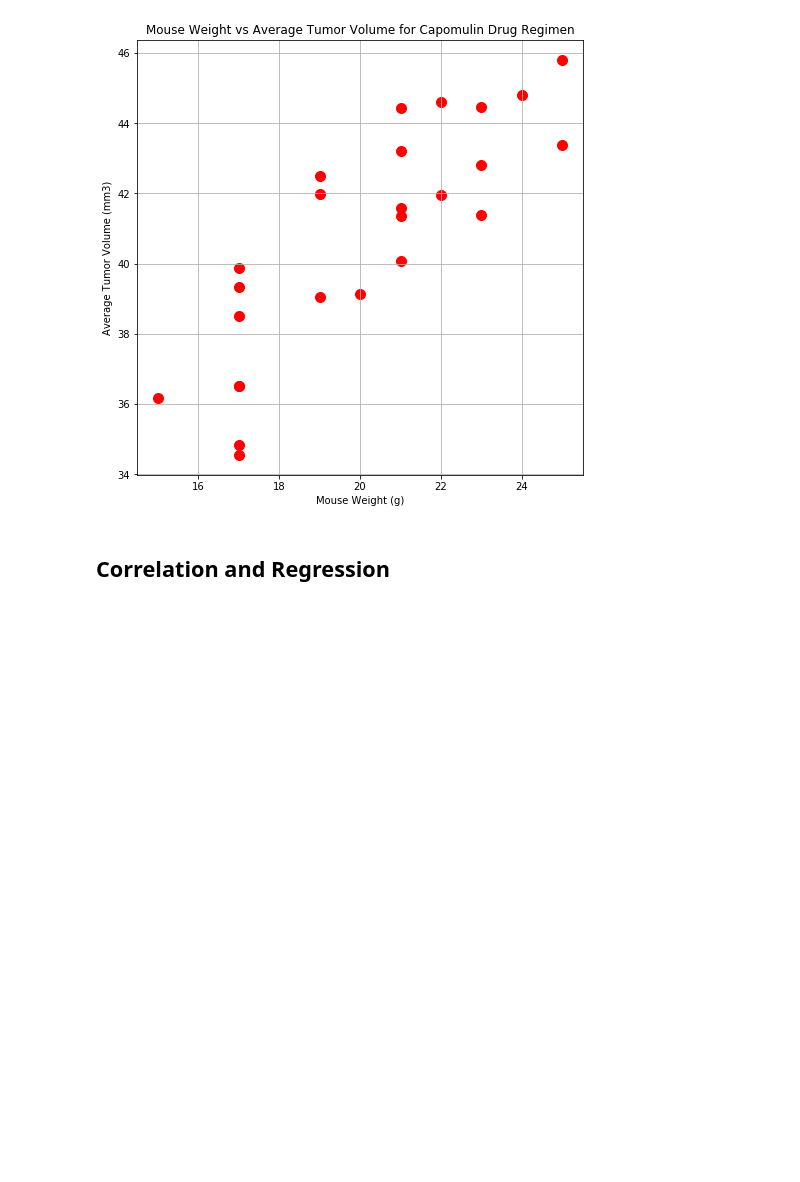
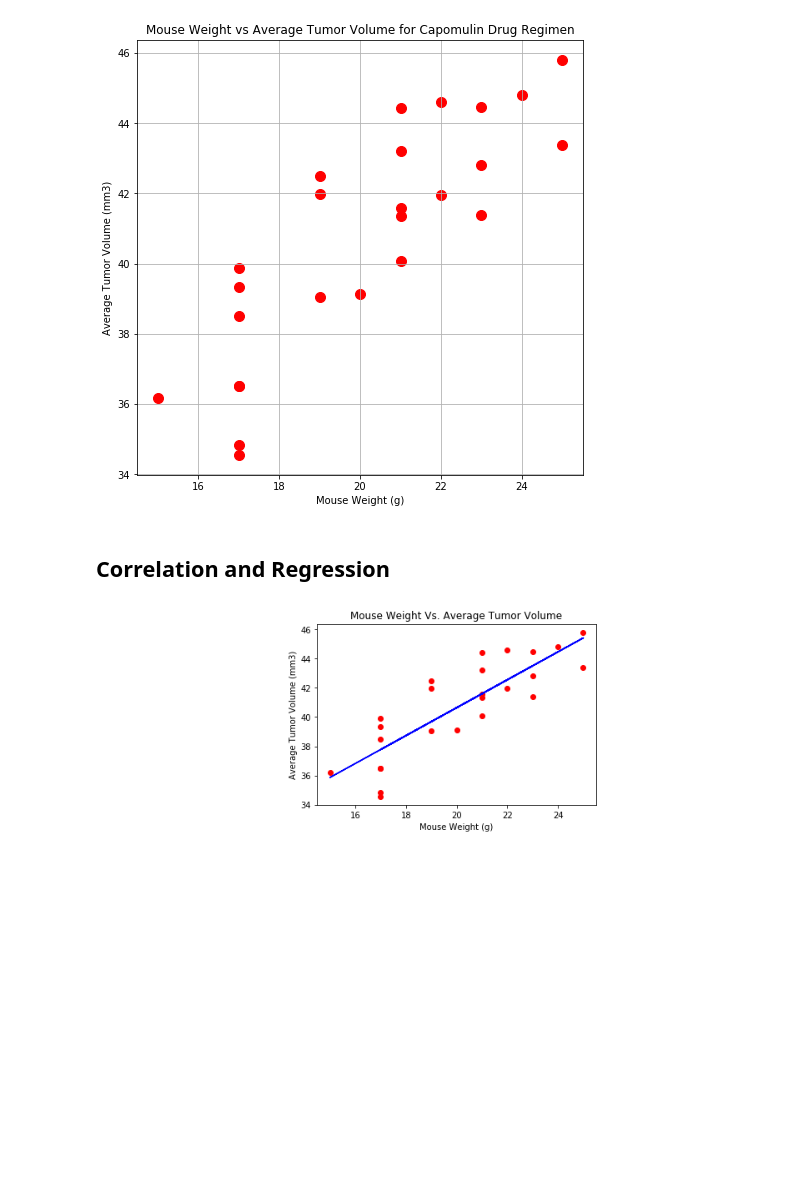
Before and after one commit to cdfencing/Matplotlib-The-Power-of-Plots, a Jupyter notebook: Pymaceuticals/Pymaceuticals.ipynb, the cells around one changed output. Saved outputs shown, nothing was run; the diff lists cells and outputs as text; code cells hidden in the pictures; blank space fills up the shorter version.

```diff
--- a/Pymaceuticals/Pymaceuticals.ipynb
+++ b/Pymaceuticals/Pymaceuticals.ipynb
@@ -237,8 +238,11 @@ Capomulin_weight_volume_plot = pd.DataFrame(Capomulin_weight).reset_index()
 Capomulin_weight_volume_plot
 
 # Generate a scatter plot of mouse weight versus average tumor volume for the Capomulin regimen
-Capomulin_scatter_final = Capomulin_weight_volume_plot.groupby('Mouse ID').mean().plot(kind='scatter', x='Weight (g)',
-                                                            y='Tumor Volume (mm3)', grid = True, figsize= (8,8), c='red', s=100)
+Capomulin_scatter_final = Capomulin_weight_volume_plot.groupby('Mouse ID').mean()
+Capomulin_scatter_final
+
+Capomulin_scatter_final.plot(kind='scatter', x='Weight (g)',
+             y='Tumor Volume (mm3)', grid = True, figsize= (8,8), c='red', s=100)
 
 plt.title("Mouse Weight vs Average Tumor Volume for Capomulin Drug Regimen")
 plt.xlabel('Mouse Weight (g)')
@@ -253,0 +257,16 @@ Text(0, 0.5, 'Average Tumor Volume (mm3)')
+# %%
+# Add the linear regression equation and line to plot
+x_values = Capomulin_scatter_final["Weight (g)"]
+y_values = Capomulin_scatter_final["Tumor Volume (mm3)"]
+(slope, intercept, rvalue, pvalue, stderr) = linregress(x_values, y_values)
+regress_values = x_values * slope + intercept
+line_eq = "y = " + str(round(slope,2)) + "x + " + str(round(intercept,2))
+plt.scatter(x_values,y_values, color = 'red')
+plt.plot(x_values,regress_values,"r-",color = "blue")
+plt.annotate(line_eq,(6,10),fontsize=15)
+plt.xlabel('Mouse Weight (g)')
+plt.ylabel('Average Tumor Volume (mm3)')
+plt.title("Mouse Weight Vs. Average Tumor Volume")
+plt.show()
+# %% [output]
+[figure, added]
```
Also changed, not shown: parts of 8 cells of this notebook.
